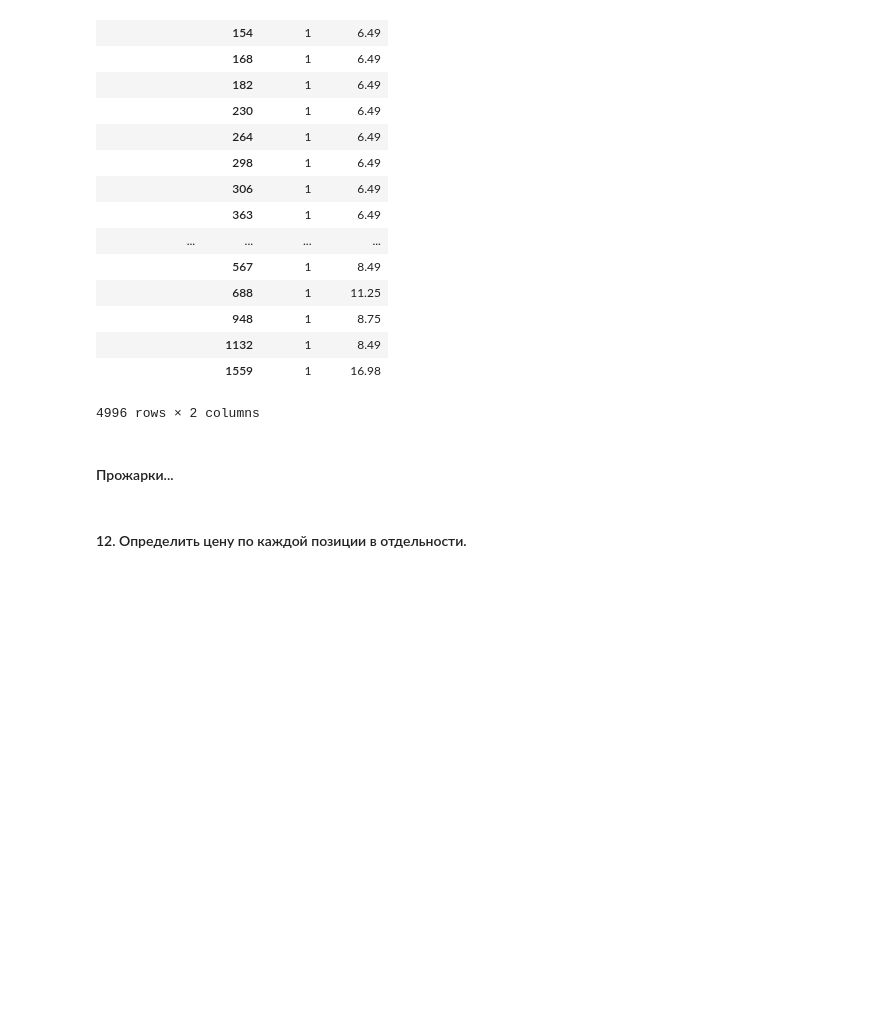
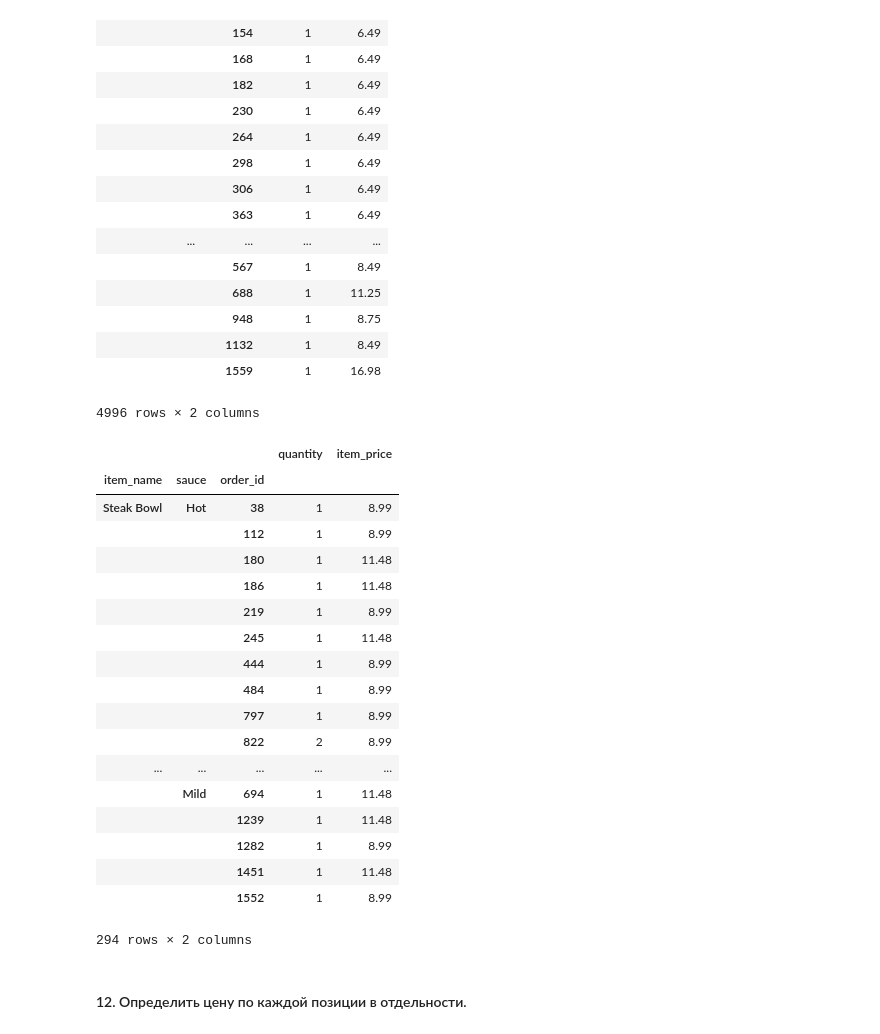
Before and after one commit to alinadmb/intelligent_systems, a Jupyter notebook: homework-1.ipynb, the cells around one changed output. Saved outputs shown, nothing was run; the diff lists cells and outputs as text; code cells hidden in the pictures; blank space fills up the shorter version.

```diff
--- a/homework-1.ipynb
+++ b/homework-1.ipynb
@@ -169,8 +161,30 @@ df.groupby(['item_name', 'order_id']).agg({'quantity': 'count', 'item_price': 'm
 |  | 1132 | 1 | 8.49 |
 |  | 1559 | 1 | 16.98 |
 4996 rows × 2 columns
-# %% [markdown]
-#### Прожарки...
+# %%
+# сгруппировать по стейкам во всех видах прожарок (остроты соусов)
+steak_df = sauce_df[sauce_df['item_name'].str.contains('Steak')]
+steak_df.groupby(['item_name', 'sauce', 'order_id']).agg({'quantity': 'count', 'item_price': 'mean'})
+# %% [output]
+|  |  |  | quantity | item_price |
+| item_name | sauce | order_id |  |  |
+| Steak Bowl | Hot | 38 | 1 | 8.99 |
+|  |  | 112 | 1 | 8.99 |
+|  |  | 180 | 1 | 11.48 |
+|  |  | 186 | 1 | 11.48 |
+|  |  | 219 | 1 | 8.99 |
+|  |  | 245 | 1 | 11.48 |
+|  |  | 444 | 1 | 8.99 |
+|  |  | 484 | 1 | 8.99 |
+|  |  | 797 | 1 | 8.99 |
+|  |  | 822 | 2 | 8.99 |
+| ... | ... | ... | ... | ... |
+|  | Mild | 694 | 1 | 11.48 |
+|  |  | 1239 | 1 | 11.48 |
+|  |  | 1282 | 1 | 8.99 |
+|  |  | 1451 | 1 | 11.48 |
+|  |  | 1552 | 1 | 8.99 |
+294 rows × 2 columns
 # %% [markdown]
 #### 12. Определить цену по каждой позиции в отдельности.
 # %%
```
Also changed, not shown: parts of 7 cells of this notebook.
